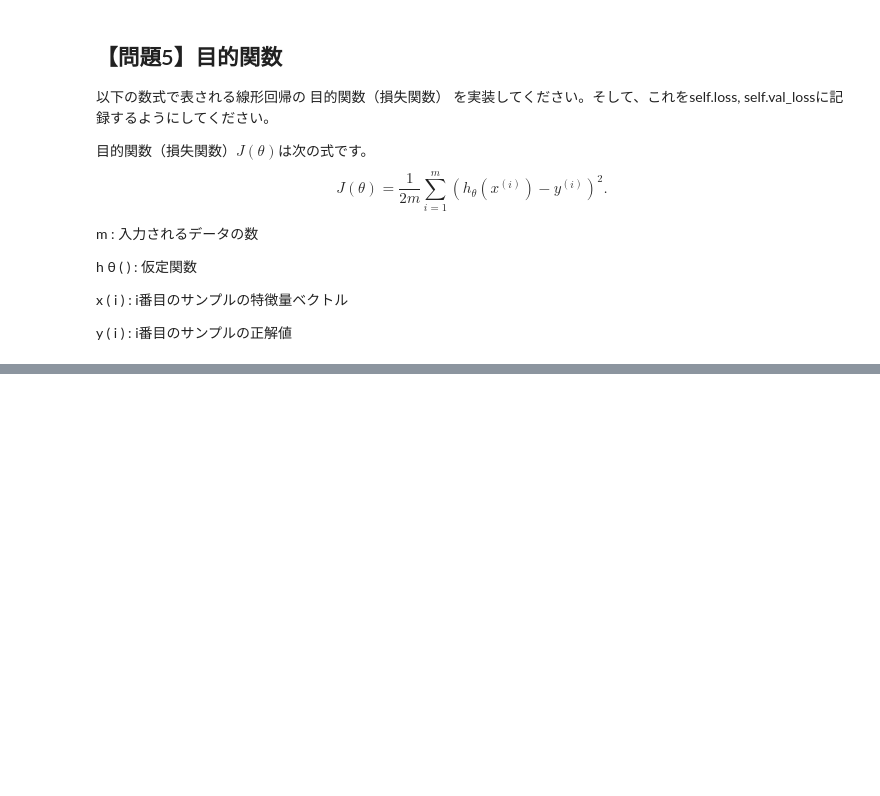
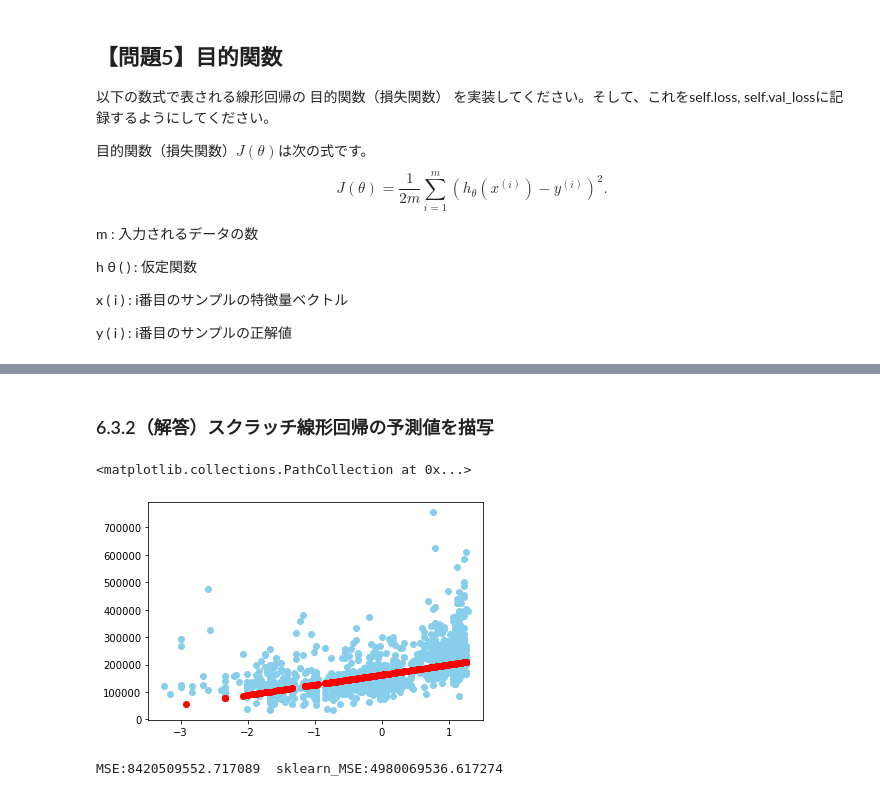
Before and after one commit to T-Sawao/diveintocode-ml, a Jupyter notebook: term1_sprint3.ipynb, the cells around one changed output, grey strips where cells are left out. Saved outputs shown, nothing was run; the diff lists cells and outputs as text; code cells hidden in the pictures; blank space fills up the shorter version.

```diff
--- a/term1_sprint3.ipynb
+++ b/term1_sprint3.ipynb
@@ -444,0 +468,17 @@ i
+# %%
+slr = ScratchLinearRegression(num_iter=200, lr=0.00001, verbose=False)
+slr.fit(x_train_std, y_train, x_test_std, y_test)
+slr_pred_std= slr.predict(x_test_std)
+# %% [markdown]
+
+### 6.3.2（解答）スクラッチ線形回帰の予測値を描写
+# %%
+plt.scatter(x_train_std, y_train, c="skyblue")
+plt.scatter(x_test_std, slr_pred_std, c="red")
+# %% [output]
+<matplotlib.collections.PathCollection at 0x...>
+[figure, added]
+# %%
+print(f"MSE:{MSE(slr_pred_std, y_test)}  sklearn_MSE:{MSE(lr_pred, y_test)}")
+# %% [output]
+MSE:8420509552.717089  sklearn_MSE:4980069536.617274
```
Also changed, not shown: parts of 40 cells of this notebook.
